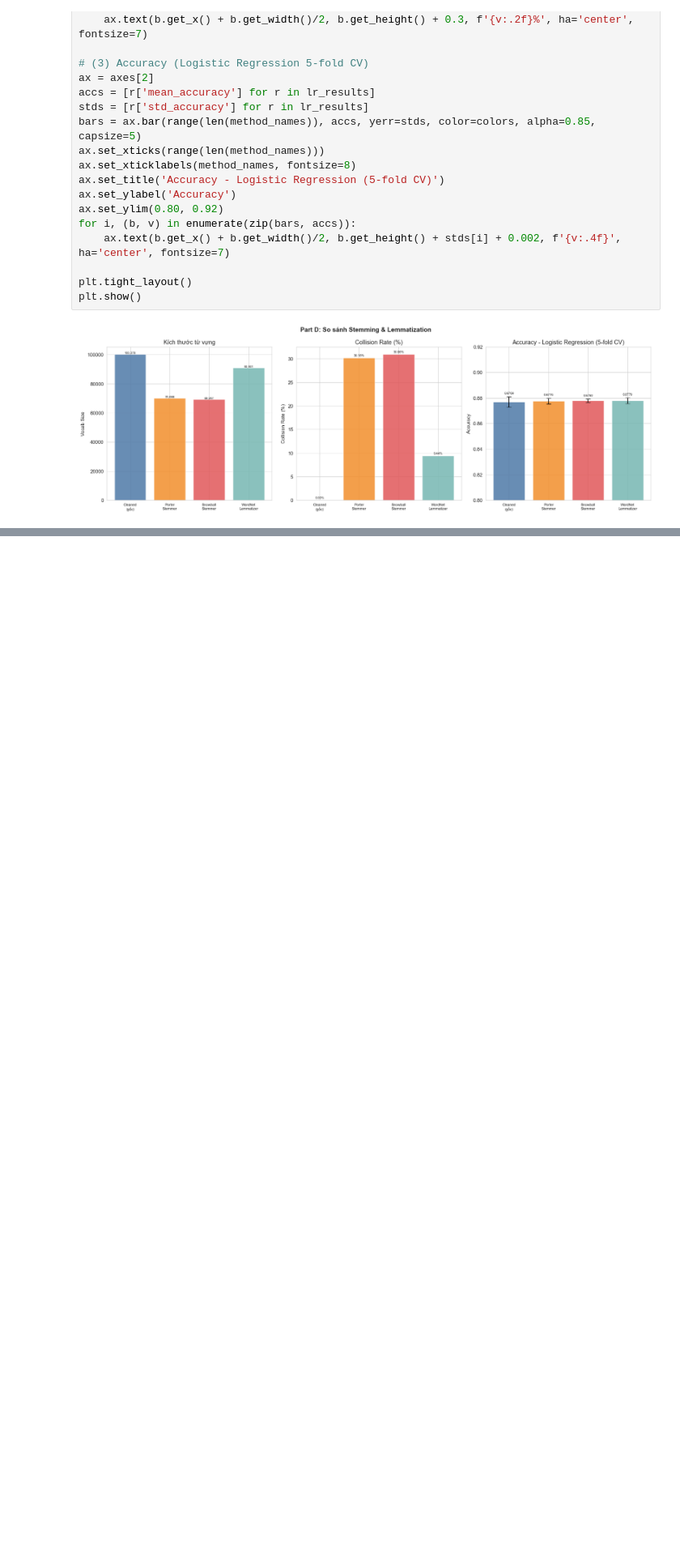
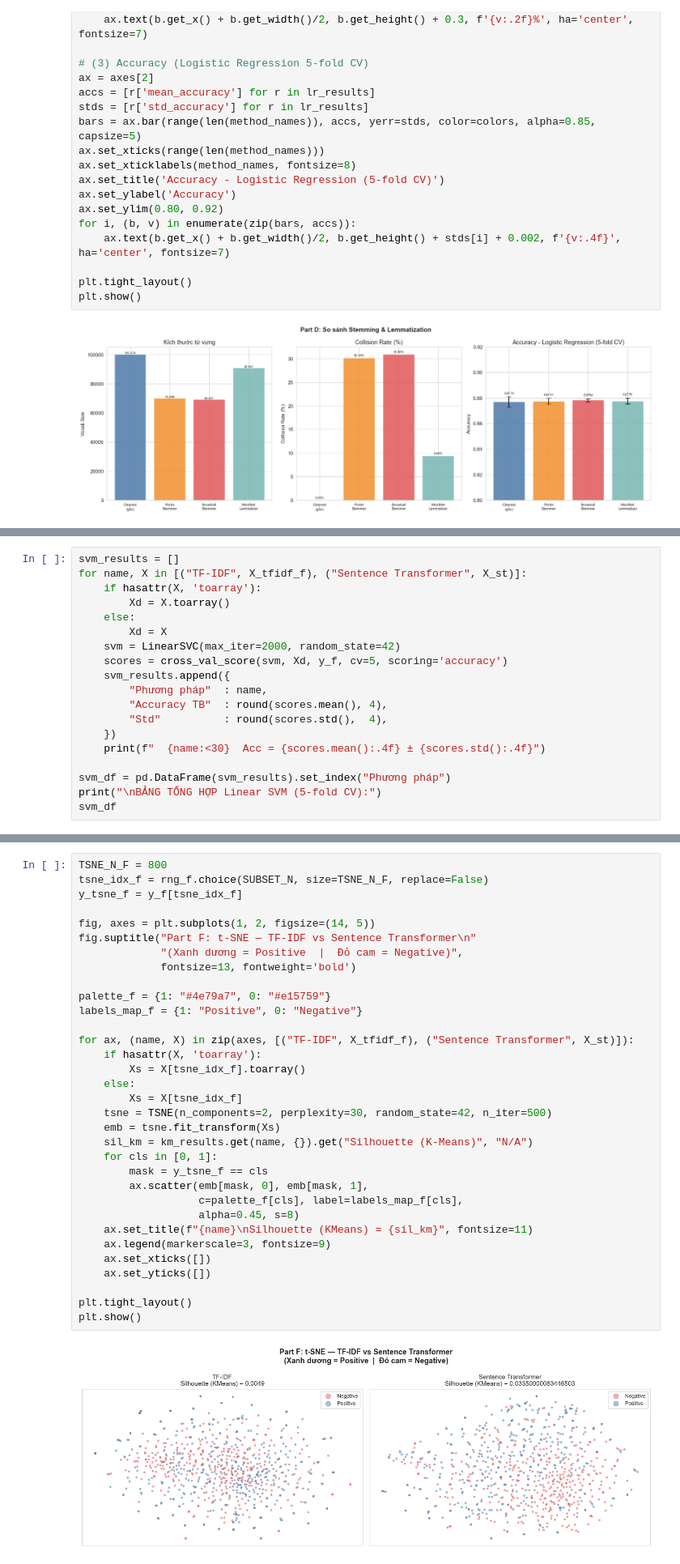
Before and after one commit to quanpro147/HCMUS-DataMining-Prj1, a Jupyter notebook: notebooks/06_preprocessing_text.ipynb, the cells around one changed output, grey strips where cells are left out. Shown at 81% size. Cells and saved outputs as stored; diff of their text form; blank space fills up the shorter version.

```diff
--- a/notebooks/06_preprocessing_text.ipynb
+++ b/notebooks/06_preprocessing_text.ipynb
@@ -1144,0 +1518,19 @@ Việc chuẩn hóa từ loại đem lại lợi ích kép cho mô hình phân l
+# %%
+svm_results = []
+for name, X in [("TF-IDF", X_tfidf_f), ("Sentence Transformer", X_st)]:
+    if hasattr(X, 'toarray'):
+        Xd = X.toarray()
+    else:
+        Xd = X
+    svm = LinearSVC(max_iter=2000, random_state=42)
+    scores = cross_val_score(svm, Xd, y_f, cv=5, scoring='accuracy')
+    svm_results.append({
+        "Phương pháp"  : name,
+        "Accuracy TB"  : round(scores.mean(), 4),
+        "Std"          : round(scores.std(),  4),
+    })
+    print(f"  {name:<30}  Acc = {scores.mean():.4f} ± {scores.std():.4f}")
+
+svm_df = pd.DataFrame(svm_results).set_index("Phương pháp")
+print("\nBẢNG TỔNG HỢP Linear SVM (5-fold CV):")
+svm_df
@@ -1144,0 +1548,35 @@ Việc chuẩn hóa từ loại đem lại lợi ích kép cho mô hình phân l
+# %%
+TSNE_N_F = 800
+tsne_idx_f = rng_f.choice(SUBSET_N, size=TSNE_N_F, replace=False)
+y_tsne_f = y_f[tsne_idx_f]
+
+fig, axes = plt.subplots(1, 2, figsize=(14, 5))
+fig.suptitle("Part F: t-SNE — TF-IDF vs Sentence Transformer\n"
+             "(Xanh dương = Positive  |  Đỏ cam = Negative)",
+             fontsize=13, fontweight='bold')
+
+palette_f = {1: "#4e79a7", 0: "#e15759"}
+labels_map_f = {1: "Positive", 0: "Negative"}
+
+for ax, (name, X) in zip(axes, [("TF-IDF", X_tfidf_f), ("Sentence Transformer", X_st)]):
+    if hasattr(X, 'toarray'):
+        Xs = X[tsne_idx_f].toarray()
+    else:
+        Xs = X[tsne_idx_f]
+    tsne = TSNE(n_components=2, perplexity=30, random_state=42, n_iter=500)
+    emb = tsne.fit_transform(Xs)
+    sil_km = km_results.get(name, {}).get("Silhouette (K-Means)", "N/A")
+    for cls in [0, 1]:
+        mask = y_tsne_f == cls
+        ax.scatter(emb[mask, 0], emb[mask, 1],
+                   c=palette_f[cls], label=labels_map_f[cls],
+                   alpha=0.45, s=8)
+    ax.set_title(f"{name}\nSilhouette (KMeans) = {sil_km}", fontsize=11)
+    ax.legend(markerscale=3, fontsize=9)
+    ax.set_xticks([])
+    ax.set_yticks([])
+
+plt.tight_layout()
+plt.show()
+# %% [output]
+[figure, added]
```
Also changed, not shown: parts of 39 cells of this notebook, 2 other files.
